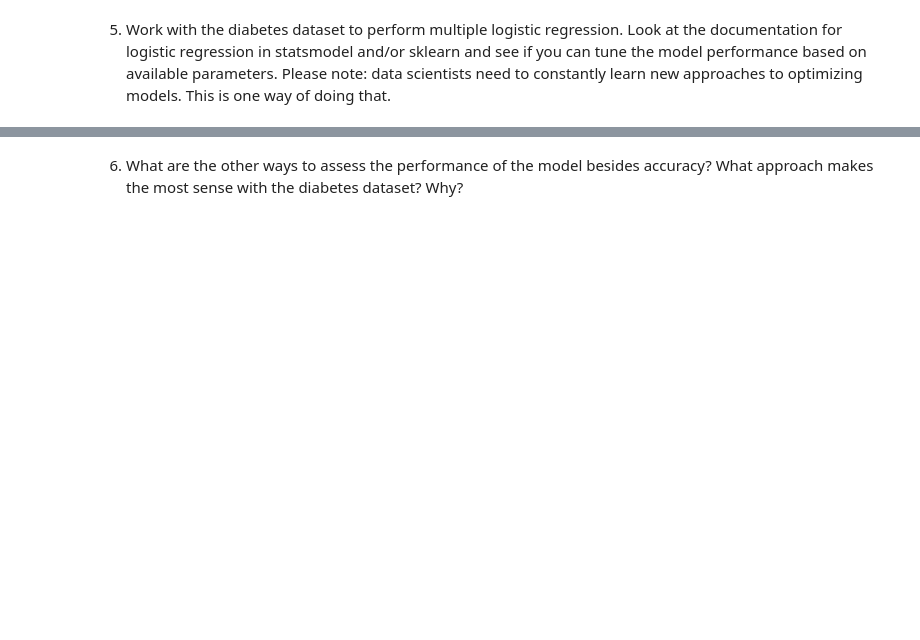
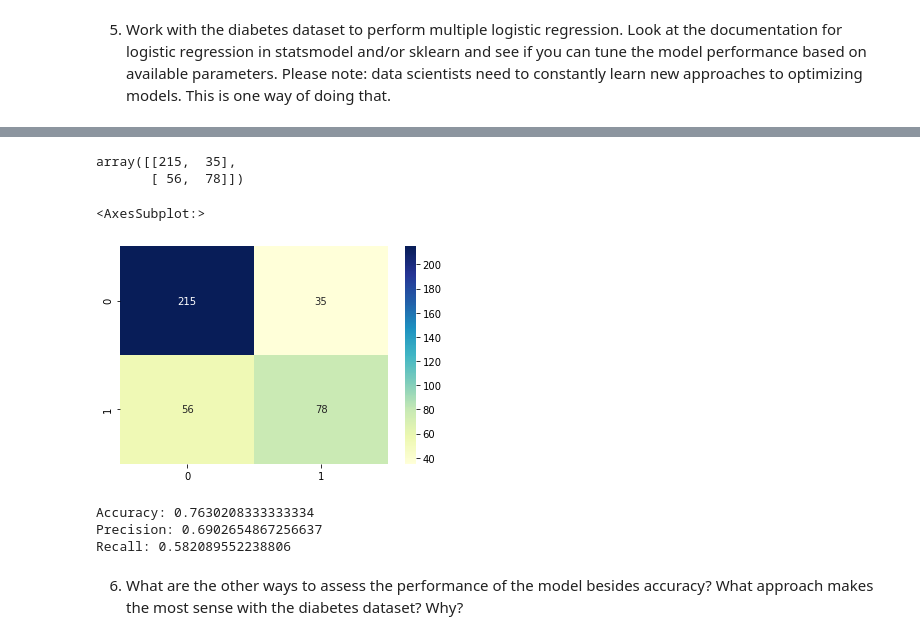
Before and after one commit to bellizzichrissy/homework, a Jupyter notebook: week 14 homework.ipynb, the cells around one changed output, grey strips where cells are left out. Saved outputs shown, nothing was run; the diff lists cells and outputs as text; code cells hidden in the pictures; blank space fills up the shorter version.

```diff
--- a/week 14 homework.ipynb
+++ b/week 14 homework.ipynb
@@ -409,2 +454,6 @@ dtype: float64
 # %% [markdown]
 5. Work with the diabetes dataset to perform multiple logistic regression. Look at the documentation for logistic regression in statsmodel and/or sklearn and see if you can tune the model performance based on available parameters. Please note: data scientists need to constantly learn new approaches to optimizing models. This is one way of doing that.
+# %%
+#convert bottle csv file to pandas dataframe
+diabetes_df = pd.read_csv("diabetes.csv")
+diabetes_df.head()
@@ -411,2 +467,49 @@ dtype: float64
+# %%
+X = diabetes_df.drop('Outcome', axis=1)
+y = diabetes_df['Outcome']
+
+#split data into training and test set
+X_train, X_test, y_train, y_test = train_test_split(X, y, test_size=0.5, random_state=45)
+
+#Standardization
+from sklearn.preprocessing import StandardScaler
+sc = StandardScaler()
+X_train = sc.fit_transform(X_train)
+X_test = sc.fit_transform(X_test)
+# %%
+from sklearn.linear_model import LogisticRegression
+lr = LogisticRegression()
+
+lr.fit(X_train, y_train)
+y_pred = lr.predict(X_test)
+# %%
+#confusion matrix
+from sklearn import metrics
+
+cnf_matrix = metrics.confusion_matrix(y_test, y_pred)
+cnf_matrix
+# %% [output]
+array([[215,  35],
+       [ 56,  78]])
+# %%
+#heatmap
+import numpy as np
+import matplotlib.pyplot as plt
+import seaborn as sns
+
+fig, ax = plt.subplots()
+sns.heatmap(pd.DataFrame(cnf_matrix), annot=True, cmap="YlGnBu" ,fmt='g')
+# %% [output]
+<AxesSubplot:>
+[figure, added]
+# %%
+#evaluation metrics
+print("Accuracy:",metrics.accuracy_score(y_test, y_pred))
+print("Precision:",metrics.precision_score(y_test, y_pred))
+print("Recall:",metrics.recall_score(y_test, y_pred))
+# %% [output]
+Accuracy: 0.7630208333333334
+Precision: 0.6902654867256637
+Recall: 0.582089552238806
 # %% [markdown]
 6. What are the other ways to assess the performance of the model besides accuracy? What approach makes the most sense with the diabetes dataset? Why?
```
Also changed, not shown: parts of 25 cells of this notebook.
